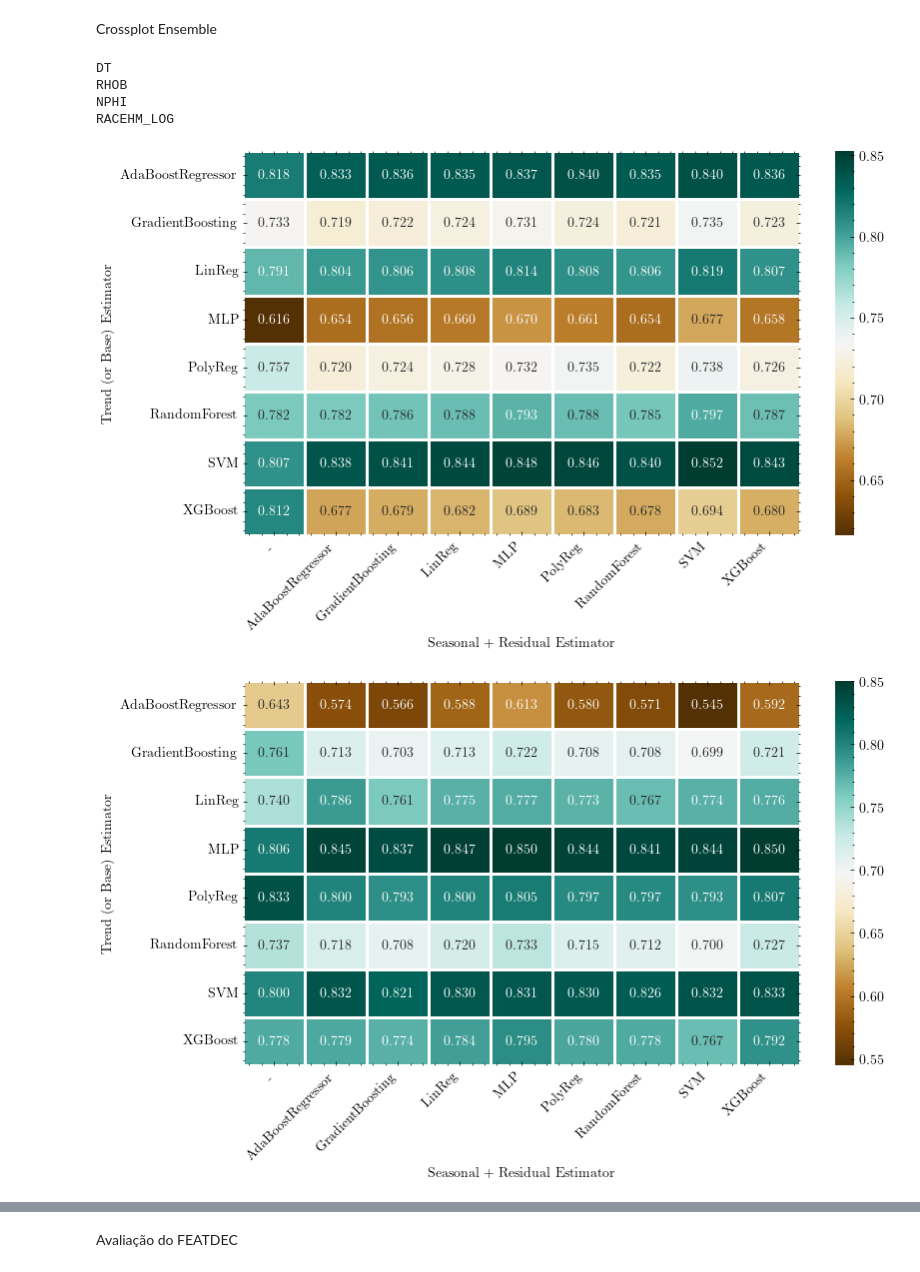
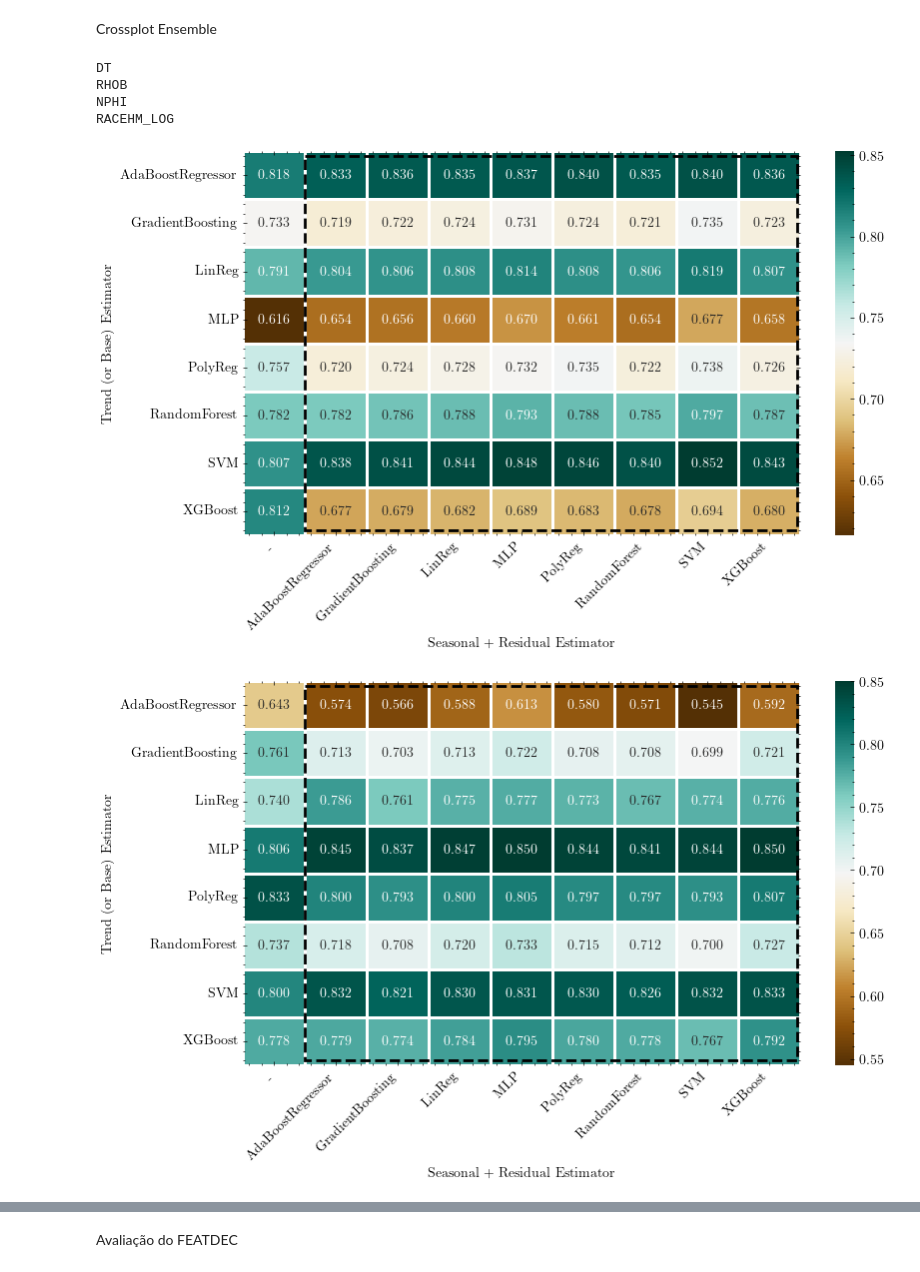
Before and after one commit to felipecostapereira/SYSID_well_logs, a Jupyter notebook: posproc_science_plots_train2.ipynb, the cells around one changed output, grey strips where cells are left out. Cells and saved outputs as stored; diff of their text form; code cells hidden in the pictures.

```diff
--- a/posproc_science_plots_train2.ipynb
+++ b/posproc_science_plots_train2.ipynb
@@ -756,25 +756,26 @@ def get_resid_model(row):
 # %%
 vars = df_results['OUT'].unique().tolist()
 
 for var in vars:
     print (var)
     df_base = df_results[(df_results['CASE'] == 'BASE') & (df_results['OUT'] == var)]
     df_ens  = df_results[(df_results['CASE'] == 'ENSEMBLE') & (df_results['OUT'] == var)]
     df_ens = pd.concat([df_ens, df_base], axis=0)[['CASE', 'MODEL', 'ESTIMATOR', 'R2_TE']]
     df_ens['RESID_MODEL'] = df_ens.apply(get_resid_model, axis=1)
     df_ens = df_ens.pivot(columns='RESID_MODEL', values='R2_TE', index='ESTIMATOR')
 
     fig = plt.figure(figsize=(9,5))
     sns.heatmap(df_ens, linewidths=1, annot=True, fmt='.3f', cmap='BrBG')
     plt.ylabel('Trend (or Base) Estimator')
     plt.xlabel('Seasonal + Residual Estimator')
     plt.xticks(rotation=45, ha='right')
 
+    fig.axes[0].add_patch(plt.Rectangle((1, 0.1), 7.95, 7.8, ls='--', lw=2, ec='k', fc='none'))
     fig.savefig(f'./Images/heatmap_ens_results_{var}.pdf', format='pdf')
 # %% [output]
 DT
 RHOB
 NPHI
 RACEHM_LOG
-[figure, old version]
+[figure, new version]
-[figure, old version]
+[figure, new version]
```
Also changed, not shown: parts of 9 cells of this notebook.
